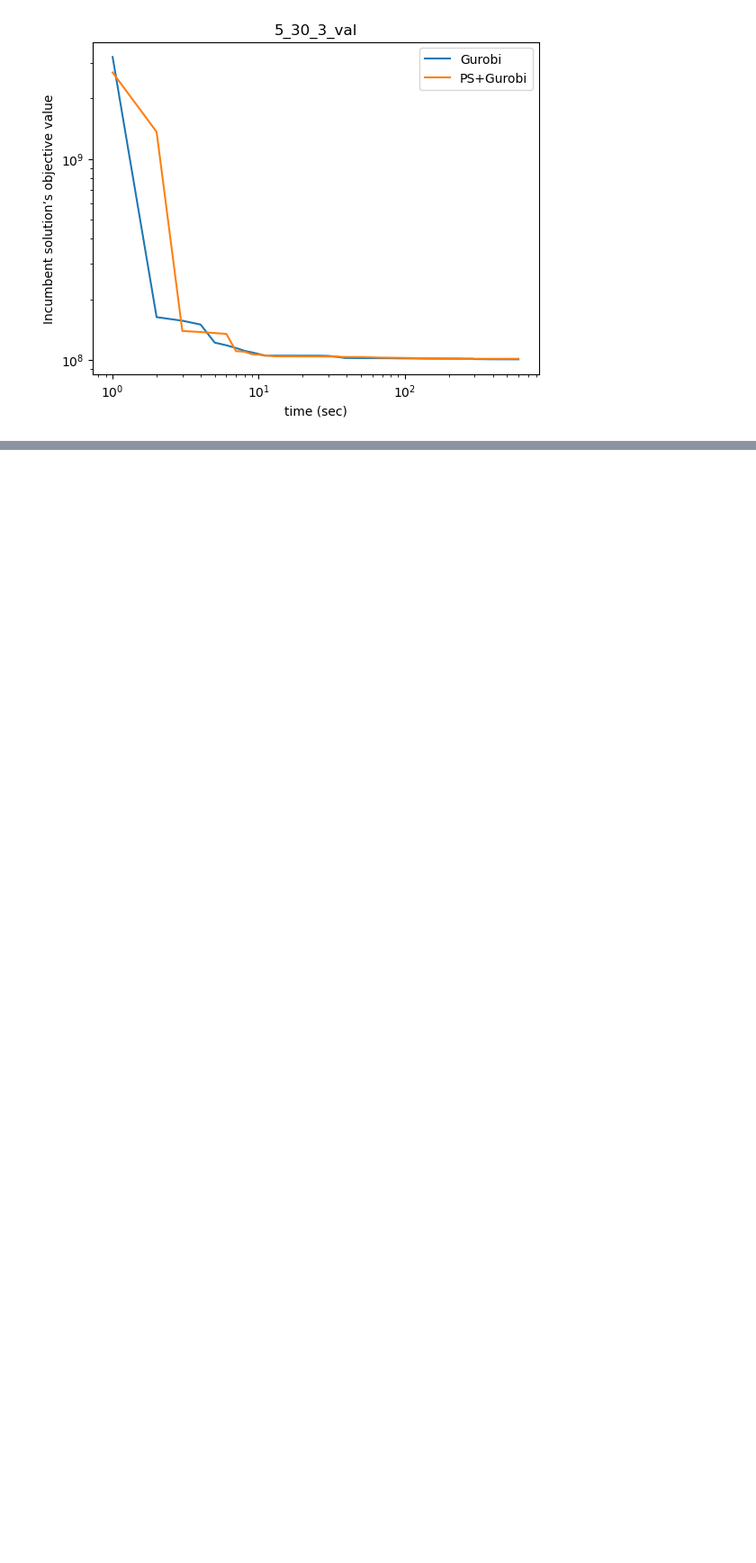
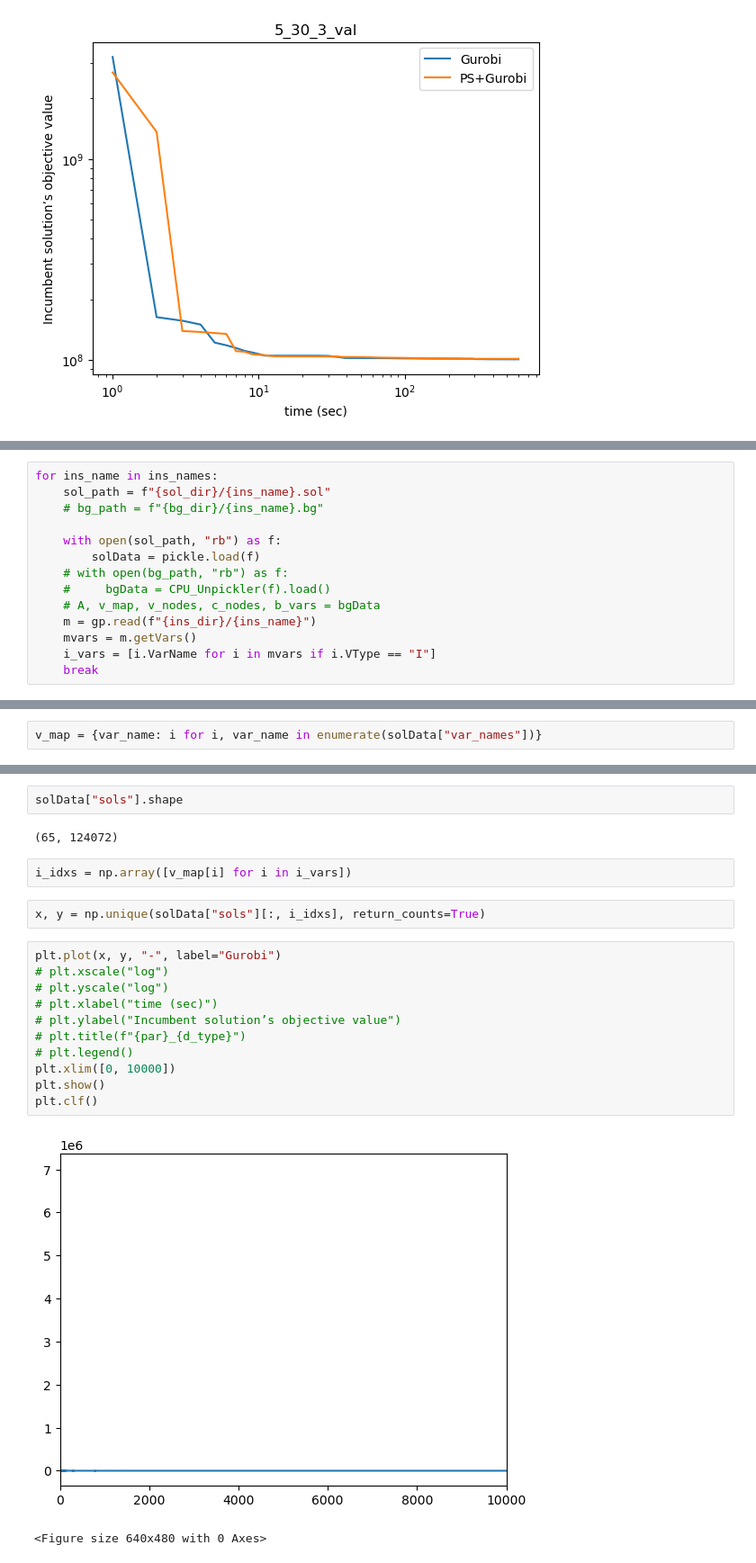
Before and after one commit to taehooonlee/Predict-and-Search_MILP_method, a Jupyter notebook: vis_results.ipynb, the cells around one changed output, grey strips where cells are left out. Shown: that part at 90% size. Saved outputs shown, nothing was run; the diff lists cells and outputs as text; blank space fills up the shorter version.

```diff
--- a/vis_results.ipynb
+++ b/vis_results.ipynb
@@ -76,0 +105,14 @@ for par in params:
+# %%
+for ins_name in ins_names:
+    sol_path = f"{sol_dir}/{ins_name}.sol"
+    # bg_path = f"{bg_dir}/{ins_name}.bg"
+
+    with open(sol_path, "rb") as f:
+        solData = pickle.load(f)
+    # with open(bg_path, "rb") as f:
+    #     bgData = CPU_Unpickler(f).load()
+    # A, v_map, v_nodes, c_nodes, b_vars = bgData
+    m = gp.read(f"{ins_dir}/{ins_name}")
+    mvars = m.getVars()
+    i_vars = [i.VarName for i in mvars if i.VType == "I"]
+    break
@@ -76,0 +125,2 @@ for par in params:
+# %%
+v_map = {var_name: i for i, var_name in enumerate(solData["var_names"])}
@@ -76,0 +140,22 @@ for par in params:
+# %%
+solData["sols"].shape
+# %% [output]
+(65, 124072)
+# %%
+i_idxs = np.array([v_map[i] for i in i_vars])
+# %%
+x, y = np.unique(solData["sols"][:, i_idxs], return_counts=True)
+# %%
+plt.plot(x, y, "-", label="Gurobi")
+# plt.xscale("log")
+# plt.yscale("log")
+# plt.xlabel("time (sec)")
+# plt.ylabel("Incumbent solution’s objective value")
+# plt.title(f"{par}_{d_type}")
+# plt.legend()
+plt.xlim([0, 10000])
+plt.show()
+plt.clf()
+# %% [output]
+[figure, added]
+<Figure size 640x480 with 0 Axes>
```
Also changed, not shown: parts of 22 cells of this notebook, 7 other files.
